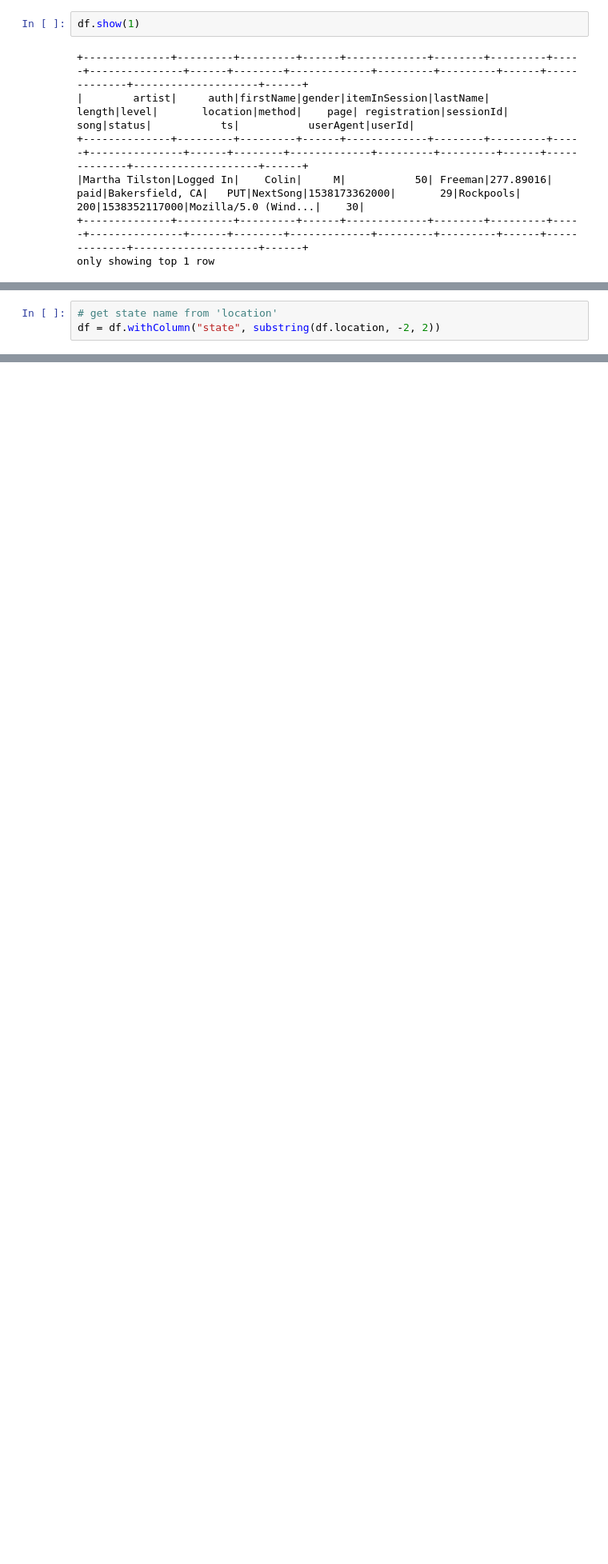
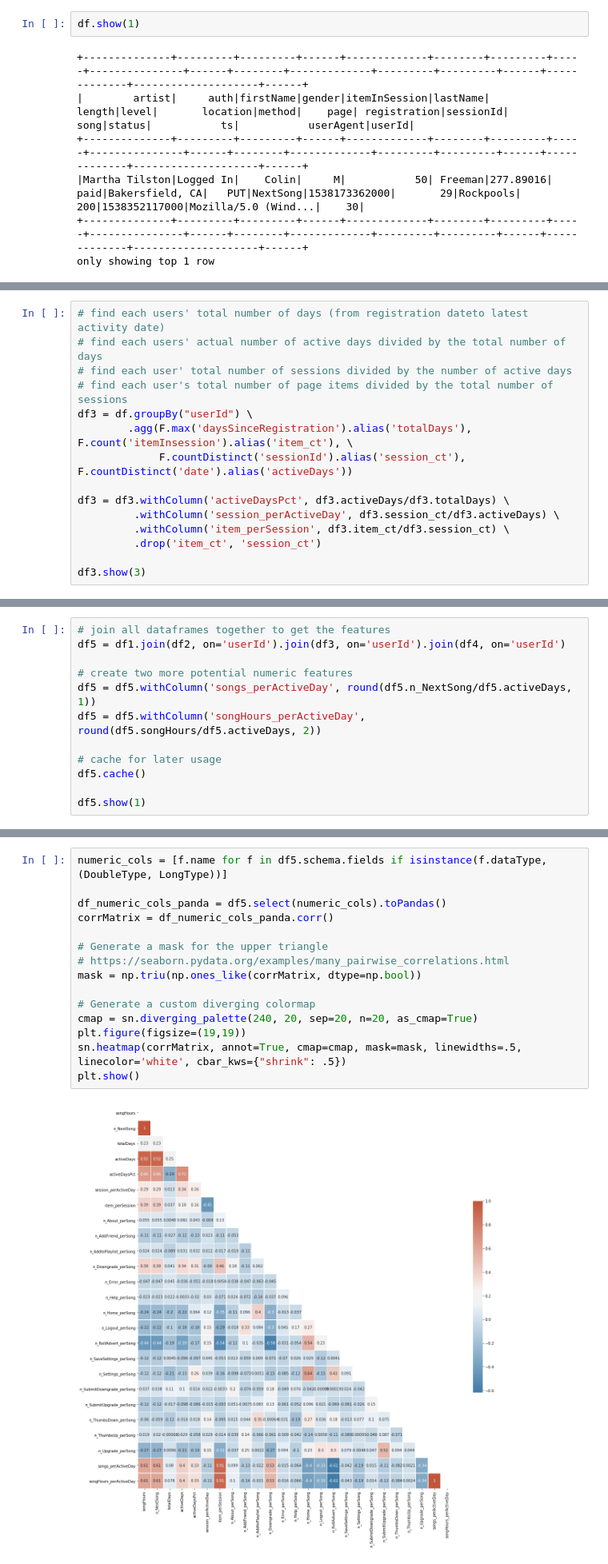
Before and after one commit to ustcdj/Sparkify_Churn_Analysis, a Jupyter notebook: Sparkify.ipynb, the cells around one changed output, grey strips where cells are left out. Shown at 80% size. Saved outputs shown, nothing was run; the diff lists cells and outputs as text; blank space fills up the shorter version.

```diff
--- a/Sparkify.ipynb
+++ b/Sparkify.ipynb
@@ -593,3 +170,0 @@ df = df.withColumn("churn", flag_cancellation_event("page"))
-# %%
-# get state name from 'location'
-df = df.withColumn("state", substring(df.location, -2, 2))
@@ -925,0 +207,15 @@ for col in categorical_cols:
+# %%
+# find each users' total number of days (from registration dateto latest activity date)
+# find each users' actual number of active days divided by the total number of days
+# find each user' total number of sessions divided by the number of active days
+# find each user's total number of page items divided by the total number of sessions
+df3 = df.groupBy("userId") \
+        .agg(F.max('daysSinceRegistration').alias('totalDays'), F.count('itemInsession').alias('item_ct'), \
+             F.countDistinct('sessionId').alias('session_ct'), F.countDistinct('date').alias('activeDays'))
+
+df3 = df3.withColumn('activeDaysPct', df3.activeDays/df3.totalDays) \
+         .withColumn('session_perActiveDay', df3.session_ct/df3.activeDays) \
+         .withColumn('item_perSession', df3.item_ct/df3.session_ct) \
+         .drop('item_ct', 'session_ct')
+
+df3.show(3)
@@ -925,0 +259,12 @@ for col in categorical_cols:
+# %%
+# join all dataframes together to get the features
+df5 = df1.join(df2, on='userId').join(df3, on='userId').join(df4, on='userId')
+
+# create two more potential numeric features
+df5 = df5.withColumn('songs_perActiveDay', round(df5.n_NextSong/df5.activeDays, 1))
+df5 = df5.withColumn('songHours_perActiveDay', round(df5.songHours/df5.activeDays, 2))
+
+# cache for later usage
+df5.cache()
+
+df5.show(1)
@@ -925,0 +286,17 @@ for col in categorical_cols:
+# %%
+numeric_cols = [f.name for f in df5.schema.fields if isinstance(f.dataType, (DoubleType, LongType))]
+
+df_numeric_cols_panda = df5.select(numeric_cols).toPandas()
+corrMatrix = df_numeric_cols_panda.corr()
+
+# Generate a mask for the upper triangle
+# https://seaborn.pydata.org/examples/many_pairwise_correlations.html
+mask = np.triu(np.ones_like(corrMatrix, dtype=np.bool))
+
+# Generate a custom diverging colormap
+cmap = sn.diverging_palette(240, 20, sep=20, n=20, as_cmap=True)
+plt.figure(figsize=(19,19))
+sn.heatmap(corrMatrix, annot=True, cmap=cmap, mask=mask, linewidths=.5, linecolor='white', cbar_kws={"shrink": .5})
+plt.show()
+# %% [output]
+[figure, added]
```
Also changed, not shown: parts of 139 cells of this notebook.
